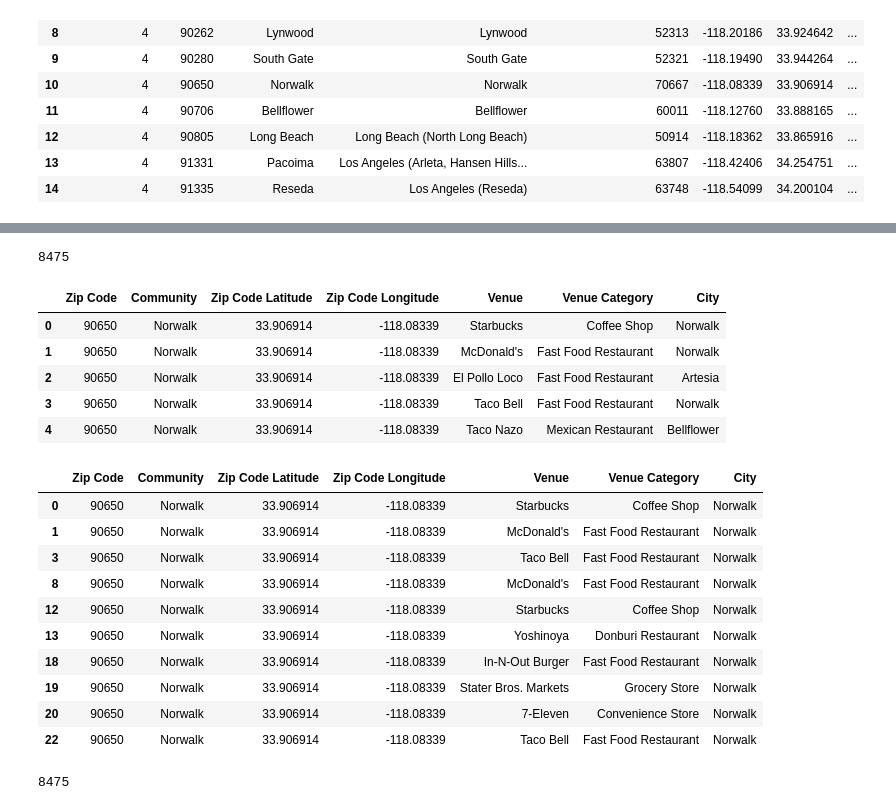
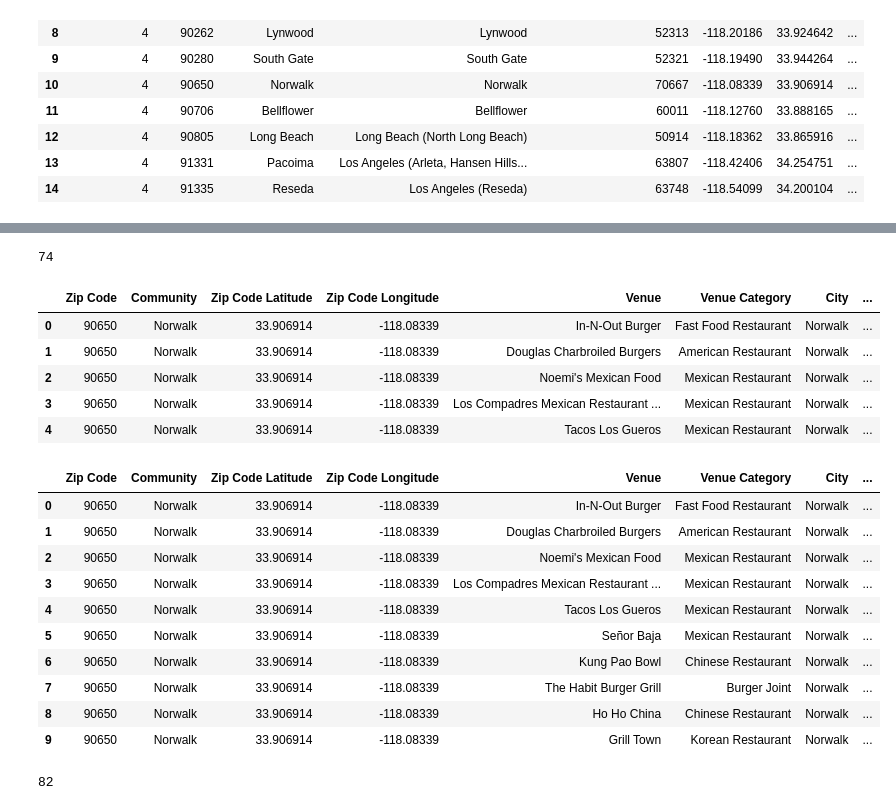
Before and after one commit to Elydora/Coursera_Capstone, a Jupyter notebook: Project/cluster4.ipynb, the cells around one changed output, grey strips where cells are left out. Drawn from its saved outputs; the diff is of its cells as text; code cells hidden in the pictures.

Commit message:
Prepare capstone project
* prepare recommendations for LA
* Rework food venue distribution in Norwalk

```diff
--- a/Project/cluster4.ipynb
+++ b/Project/cluster4.ipynb
@@ -36,45 +36,55 @@ import itertools
 offset = 0
 venues_list=[]
 
-for _ in itertools.repeat(None, 350):
+for _ in itertools.repeat(None, 4):
     url = 'https://api.foursquare' \
-          '.com/v2/venues/search?&client_id={}&client_secret={}&v={}&ll={},' \
+          '.com/v2/venues/explore?&client_id={}&client_secret={}&v={}&ll={},' \
           '{}&radius={}&limit={}&offset={}&categoryId={}'.format(
         CLIENT_ID,
         CLIENT_SECRET,
         VERSION,
         record['Latitude'],
         record['Longitude'],
-        3500,
-        LIMIT,
+        4000,
+        50,
         offset,
         '4d4b7105d754a06374d81259')
+
+    offset += 50
 
     # make the GET request
    # try:
     try:
-        results = requests.get(url).json()["response"]['venues']
+        #results = requests.get(url).json()["response"]['venues']
+        results = requests.get(url).json()["response"]['groups'][0]['items']
         for v in results:
             try:
-                city = v['location']['city']
+                city = v['venue']['location']['city']
             except:
                 city = 'N. A.'
 
+            try:
+                postalCode = str(v['venue']['location']['postalCode'])
+            except:
+                postalCode = str(record['Zip Code'])
+
+            #if postalCode == str(record['Zip Code']):
             venues_list.append((
                         record['Zip Code'],
                         record['Community'],
                         record['Latitude'],
                         record['Longitude'],
-                        v['name'],
+                        v['venue']['name'],
                         # v['venue']['location']['lat'],
                         # v['venue']['location']['lng'],
-                        v['categories'][0]['name'],
-                        city ))
+                        v['venue']['categories'][0]['name'],
+                        city, postalCode))
     except:
         print('done!')
+        break
    # except:
    #     print('done')
-    offset += 50
+
 
 #nearby_venues = pd.DataFrame([item for venue_list in venues_list for item in venue_list])
 nearby_venues = pd.DataFrame(venues_list, columns=['Zip Code', 'Community',
@@ -82,6 +92,6 @@ nearby_venues = pd.DataFrame(venues_list, columns=['Zip Code', 'Community',
               # 'Venue Latitude',
               # 'Venue Longitude',
               'Venue Category',
-              'City'])
+              'City', 'PostalCode'])
 nearby_venues.count()
 # %% [output]
@@ -109,14 +109,14 @@ import numpy as np
 np.sum(nearby_venues['City'] == 'Norwalk')
 #nearby_venues[nearby_venues['City']== 'Norwalk'].count()
 # %% [output]
-8475
+74
 # %%
 nearby_venues.head()
 # %% [output]
-|  | Zip Code | Community | Zip Code Latitude | Zip Code Longitude | Venue | Venue Category | City |
-| 0 | 90650 | Norwalk | 33.906914 | -118.08339 | Starbucks | Coffee Shop | Norwalk |
-| 1 | 90650 | Norwalk | 33.906914 | -118.08339 | McDonald's | Fast Food Restaurant | Norwalk |
-| 2 | 90650 | Norwalk | 33.906914 | -118.08339 | El Pollo Loco | Fast Food Restaurant | Artesia |
-| 3 | 90650 | Norwalk | 33.906914 | -118.08339 | Taco Bell | Fast Food Restaurant | Norwalk |
-| 4 | 90650 | Norwalk | 33.906914 | -118.08339 | Taco Nazo | Mexican Restaurant | Bellflower |
+|  | Zip Code | Community | Zip Code Latitude | Zip Code Longitude | Venue | Venue Category | City | ... |
+| 0 | 90650 | Norwalk | 33.906914 | -118.08339 | In-N-Out Burger | Fast Food Restaurant | Norwalk | ... |
+| 1 | 90650 | Norwalk | 33.906914 | -118.08339 | Douglas Charbroiled Burgers | American Restaurant | Norwalk | ... |
+| 2 | 90650 | Norwalk | 33.906914 | -118.08339 | Noemi's Mexican Food | Mexican Restaurant | Norwalk | ... |
+| 3 | 90650 | Norwalk | 33.906914 | -118.08339 | Los Compadres Mexican Restaurant ... | Mexican Restaurant | Norwalk | ... |
+| 4 | 90650 | Norwalk | 33.906914 | -118.08339 | Tacos Los Gueros | Mexican Restaurant | Norwalk | ... |
 # %%
@@ -124,24 +124,25 @@ nearby_venues.head()
 # %%
 #ppds = nearby_venues.drop(nearby_venues[nearby_venues['City'] !=
 #                             'Norwalk'].index)
 
-ppds = nearby_venues[nearby_venues['City']=='Norwalk']
+#ppds = nearby_venues[nearby_venues['PostalCode']=='9065']
+ppds = nearby_venues[nearby_venues['PostalCode'].str.contains(r'90650')]
 ppds.head(10)
 # %% [output]
-|  | Zip Code | Community | Zip Code Latitude | Zip Code Longitude | Venue | Venue Category | City |
-| 0 | 90650 | Norwalk | 33.906914 | -118.08339 | Starbucks | Coffee Shop | Norwalk |
-| 1 | 90650 | Norwalk | 33.906914 | -118.08339 | McDonald's | Fast Food Restaurant | Norwalk |
-| 3 | 90650 | Norwalk | 33.906914 | -118.08339 | Taco Bell | Fast Food Restaurant | Norwalk |
-| 8 | 90650 | Norwalk | 33.906914 | -118.08339 | McDonald's | Fast Food Restaurant | Norwalk |
-| 12 | 90650 | Norwalk | 33.906914 | -118.08339 | Starbucks | Coffee Shop | Norwalk |
-| 13 | 90650 | Norwalk | 33.906914 | -118.08339 | Yoshinoya | Donburi Restaurant | Norwalk |
-| 18 | 90650 | Norwalk | 33.906914 | -118.08339 | In-N-Out Burger | Fast Food Restaurant | Norwalk |
-| 19 | 90650 | Norwalk | 33.906914 | -118.08339 | Stater Bros. Markets | Grocery Store | Norwalk |
-| 20 | 90650 | Norwalk | 33.906914 | -118.08339 | 7-Eleven | Convenience Store | Norwalk |
-| 22 | 90650 | Norwalk | 33.906914 | -118.08339 | Taco Bell | Fast Food Restaurant | Norwalk |
+|  | Zip Code | Community | Zip Code Latitude | Zip Code Longitude | Venue | Venue Category | City | ... |
+| 0 | 90650 | Norwalk | 33.906914 | -118.08339 | In-N-Out Burger | Fast Food Restaurant | Norwalk | ... |
+| 1 | 90650 | Norwalk | 33.906914 | -118.08339 | Douglas Charbroiled Burgers | American Restaurant | Norwalk | ... |
+| 2 | 90650 | Norwalk | 33.906914 | -118.08339 | Noemi's Mexican Food | Mexican Restaurant | Norwalk | ... |
+| 3 | 90650 | Norwalk | 33.906914 | -118.08339 | Los Compadres Mexican Restaurant ... | Mexican Restaurant | Norwalk | ... |
+| 4 | 90650 | Norwalk | 33.906914 | -118.08339 | Tacos Los Gueros | Mexican Restaurant | Norwalk | ... |
+| 5 | 90650 | Norwalk | 33.906914 | -118.08339 | Señor Baja | Mexican Restaurant | Norwalk | ... |
+| 6 | 90650 | Norwalk | 33.906914 | -118.08339 | Kung Pao Bowl | Chinese Restaurant | Norwalk | ... |
+| 7 | 90650 | Norwalk | 33.906914 | -118.08339 | The Habit Burger Grill | Burger Joint | Norwalk | ... |
+| 8 | 90650 | Norwalk | 33.906914 | -118.08339 | Ho Ho China | Chinese Restaurant | Norwalk | ... |
+| 9 | 90650 | Norwalk | 33.906914 | -118.08339 | Grill Town | Korean Restaurant | Norwalk | ... |
 # %%
 ppds['City'].count()
 # %% [output]
-8475
+82
 # %%
 #ppds.to_csv(path_or_buf='nearby_venues_3500.csv')
```
Also changed, not shown: parts of 6 cells of this notebook, 5 other files.
